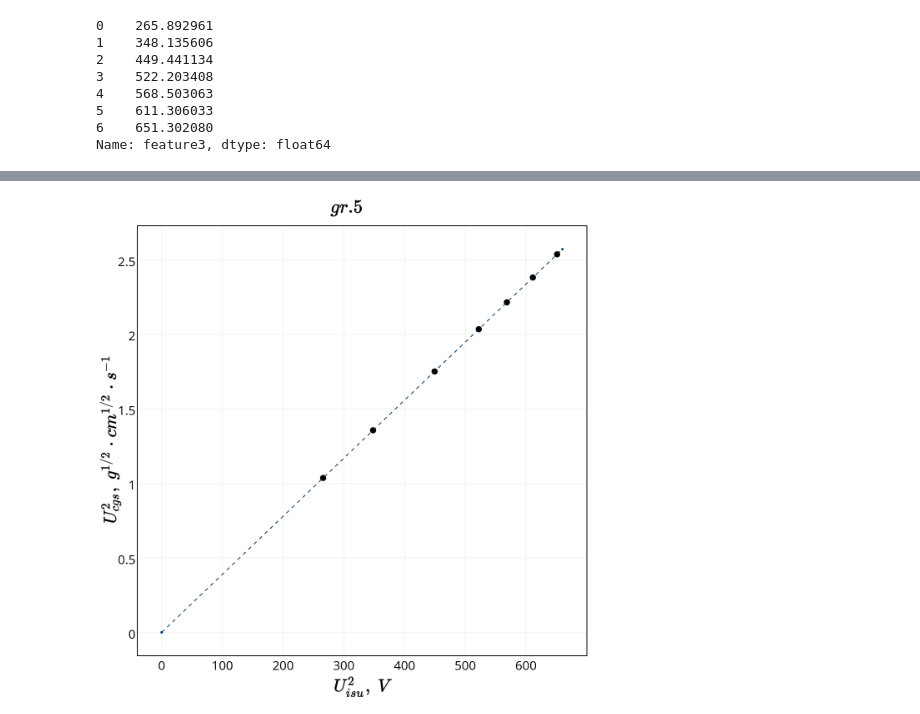
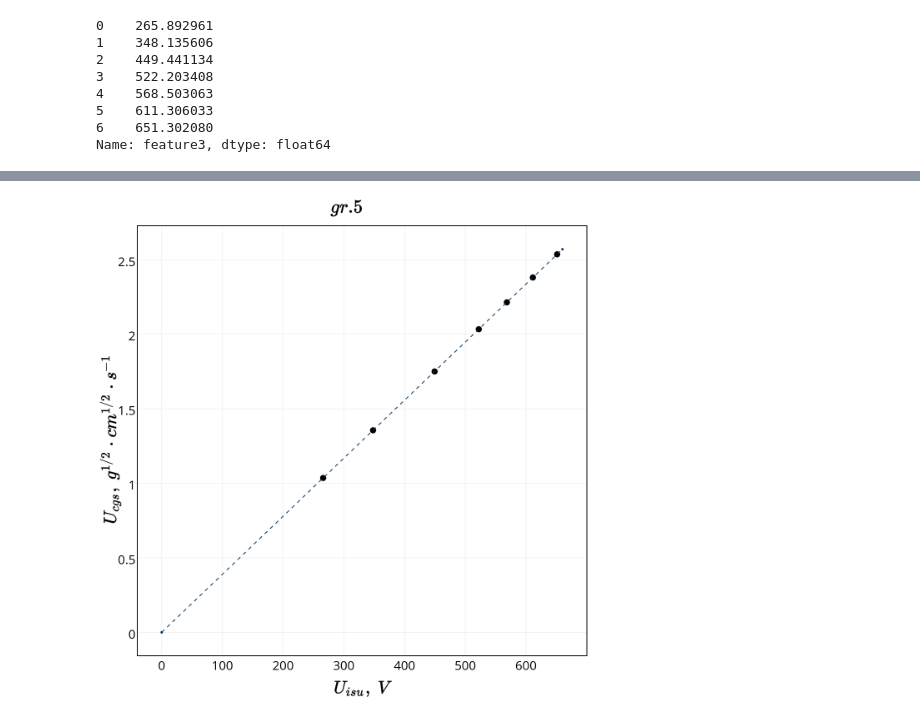
Before and after one commit to heyfaraday/labs_3sem, a Jupyter notebook: 3.1.2/analysis.ipynb, the cells around one changed output, grey strips where cells are left out. Saved outputs shown, nothing was run; the diff lists cells and outputs as text; code cells hidden in the pictures.

```diff
--- a/3.1.2/analysis.ipynb
+++ b/3.1.2/analysis.ipynb
@@ -1073,7 +1075,7 @@ layout = go.Layout(
     showlegend=False,
     paper_bgcolor = '#ffffff',
     xaxis = dict(
-        title = '$U_{isu}^2,~V$',
+        title = '$U_{isu},~V$',
         #range = [0, 70],
         zeroline = False,
         ticklen = 0,
@@ -1087,34 +1089,34 @@ layout = go.Layout(
             )
     ),
     yaxis = dict(
-        title = '$U_{cgs}^2,~g^{1/2} \cdot cm^{1/2} \cdot s^{-1}$',
+        title = '$U_{cgs},~g^{1/2} \cdot cm^{1/2} \cdot s^{-1}$',
         #range = [0, 7],
         zeroline = False,
         ticklen = 0,
         color = '#000000',
         mirror = True,
         showline = True,
         linewidth = 2,
         titlefont = dict(
             size = 40,
             color = '#000000'
             )
     ),
     margin = dict(
         l = 100,
         r = 23,
         t = 70,
         b = 100,
         pad = 0
     )
 
 )
 
 fig = go.Figure(data=trace0, layout=layout)
 #py.iplot(figure, filename='basic-error-bar')
 py.image.save_as(fig, 'my_plot5.png')
 #! open my_plot.png
 from IPython.display import Image
 Image("my_plot5.png", width=500)
 # %% [output]
-[figure, old version]
+[figure, new version]
```
Also changed, not shown: parts of 6 cells of this notebook, 2 other files.
